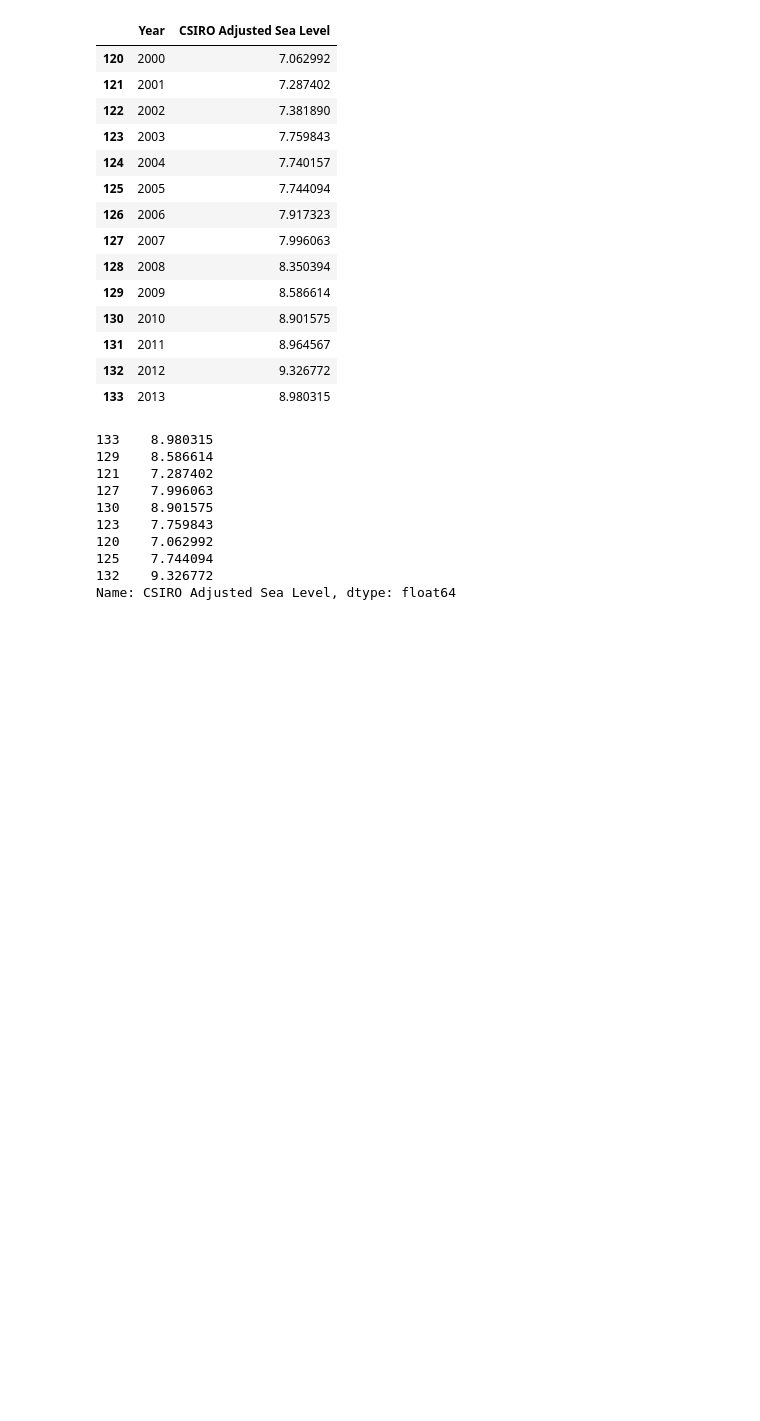
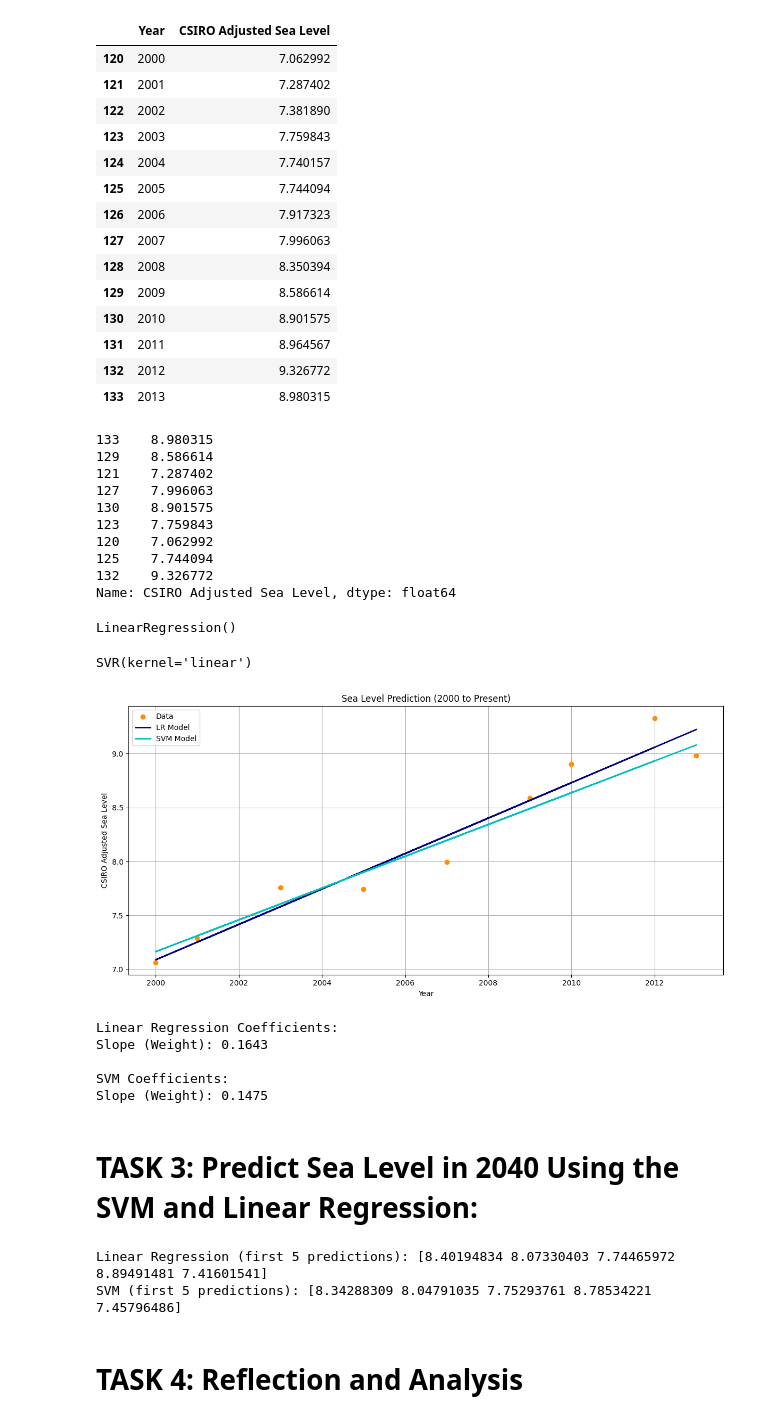
Before and after one commit to clngo/data301, a Jupyter notebook: lab/Project_1.ipynb, the cells around one changed output. Drawn from its saved outputs; the diff is of its cells as text; code cells hidden in the pictures; blank space fills up the shorter version.

Commit message:
finished data301 proj

```diff
--- a/lab/Project_1.ipynb
+++ b/lab/Project_1.ipynb
@@ -201,4 +195,53 @@ Name: CSIRO Adjusted Sea Level, dtype: float64
 # %%
 # Fit a linear regression and SVM model based on the 70% of the dataset (from 2000 to the most recent year). Use the SKLearn library.
 from sklearn.linear_model import LinearRegression
-clf = LinearRegression()
+lr_model = LinearRegression()
+lr_model.fit(x_train, y_train)
+# %% [output]
+LinearRegression()
+# %%
+from sklearn.svm import SVR
+svm_model = SVR(kernel='linear')
+svm_model.fit(x_train, y_train)
+# %% [output]
+SVR(kernel='linear')
+# %%
+# Visualize the observed data and the fitted regression line for this range of years.
+
+import numpy as np
+import matplotlib.pyplot as plt
+
+lr_pred = lr_model.predict(x_train)
+svm_pred = svm_model.predict(x_train)
+
+
+# Plot results
+plt.figure(figsize=(12, 6))
+plt.scatter(x_train, y_train, color='darkorange', label='Data')
+plt.plot(x_train, lr_pred, color='navy', lw=2, label='LR Model')
+plt.plot(x_train, svm_pred, color='c', lw=2, label='SVM Model')
+#plt.plot(X, y_poly, color='cornflowerblue', lw=2, label='SVR Polynomial')
+plt.xlabel("Year")
+plt.ylabel("CSIRO Adjusted Sea Level")
+plt.title('Sea Level Prediction (2000 to Present)')
+plt.legend()
+plt.grid(True)
+plt.tight_layout()
+plt.show()
+# %% [output]
+[figure, added]
+# %%
+# Display the values of all the weights (coefficients) obtained from Linear Regression and SVM.
+print("Linear Regression Coefficients:")
+print(f"Slope (Weight): {lr_model.coef_[0]:.4f}")
+
+print("\nSVM Coefficients:")
+print(f"Slope (Weight): {svm_model.coef_[0][0]:.4f}")
+# %% [output]
+Linear Regression Coefficients:
+Slope (Weight): 0.1643
+
+SVM Coefficients:
+Slope (Weight): 0.1475
+# %% [markdown]
+# TASK 3: Predict Sea Level in 2040 Using the SVM and Linear Regression:
@@ -204,0 +252,9 @@ clf = LinearRegression()
+# %%
+# Report the predicted sea levels from both the models.
+print("Linear Regression (first 5 predictions):", lr_pred_test[:5])
+print("SVM (first 5 predictions):", svm_pred_test[:5])
+# %% [output]
+Linear Regression (first 5 predictions): [8.40194834 8.07330403 7.74465972 8.89491481 7.41601541]
+SVM (first 5 predictions): [8.34288309 8.04791035 7.75293761 8.78534221 7.45796486]
+# %% [markdown]
+# TASK 4: Reflection and Analysis
```
Also changed, not shown: parts of 12 cells of this notebook.
